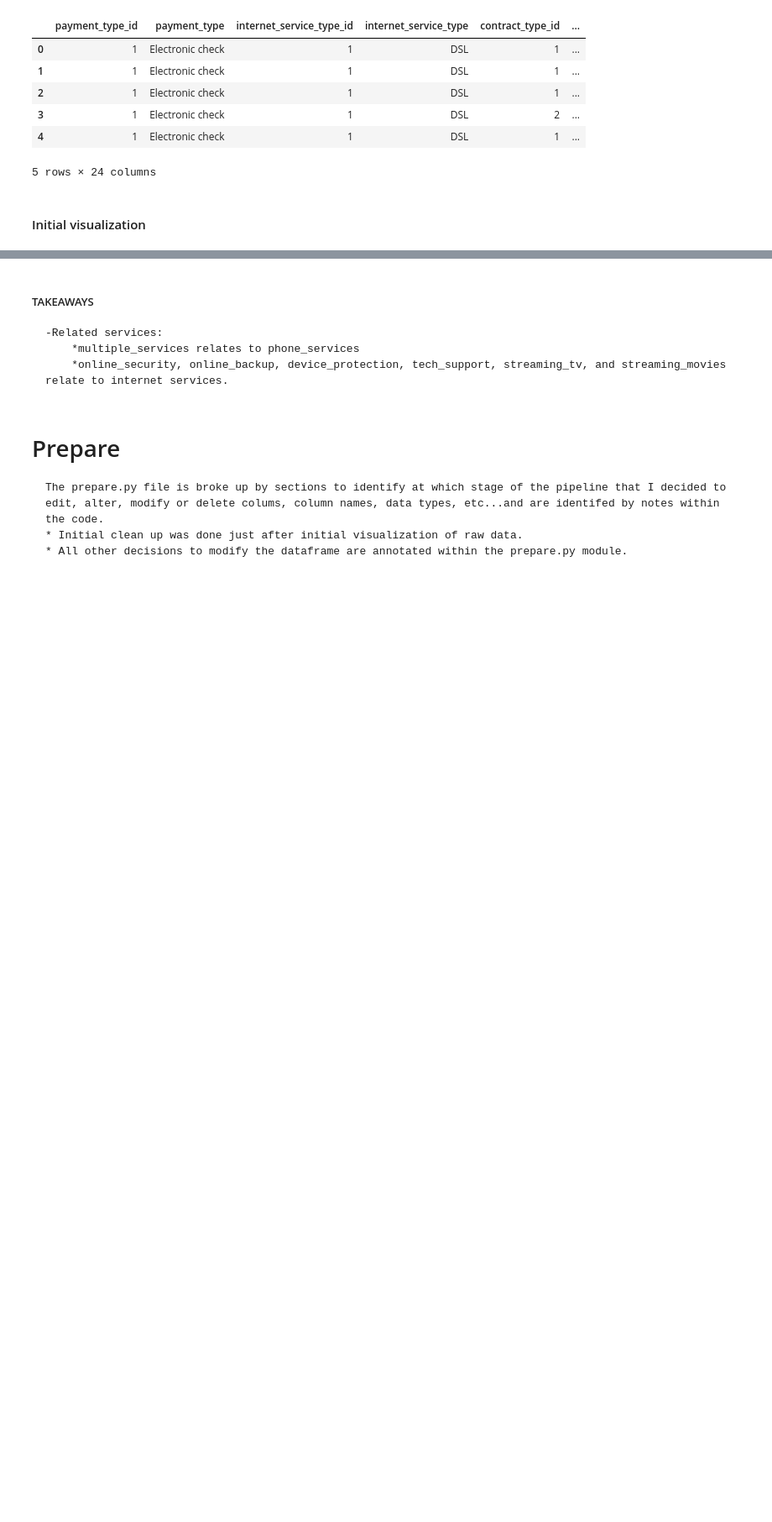
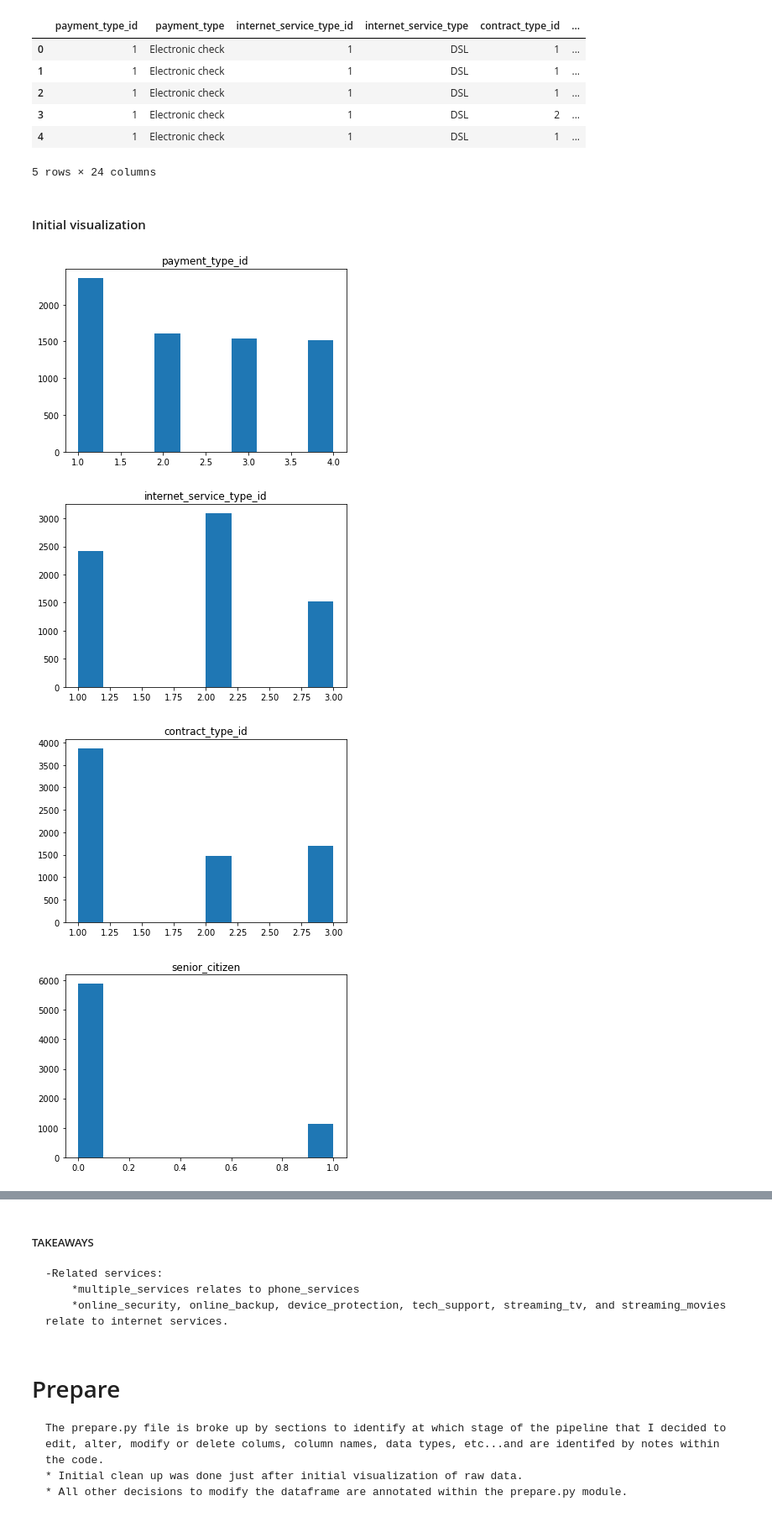
Before and after one commit to hrodjr/telco-churn-classification-project, a Jupyter notebook: scratch_telco.ipynb, the cells around one changed output, grey strips where cells are left out. Shown at 84% size. Saved outputs shown, nothing was run; the diff lists cells and outputs as text; code cells hidden in the pictures; blank space fills up the shorter version.

```diff
--- a/scratch_telco.ipynb
+++ b/scratch_telco.ipynb
@@ -155,3 +155,14 @@ df_telco.head()
 5 rows × 24 columns
 # %% [markdown]
 #### Initial visualization
+# %%
+num_cols = df_telco.columns[[df_telco[col].dtype == 'int64' for col in df_telco.columns]]
+for col in num_cols:
+    plt.hist(df_telco[col])
+    plt.title(col)
+    plt.show()
+# %% [output]
+[figure, added]
+[figure, added]
+[figure, added]
+[figure, added]
```
Also changed, not shown: parts of 2 cells of this notebook, 1 other file.
